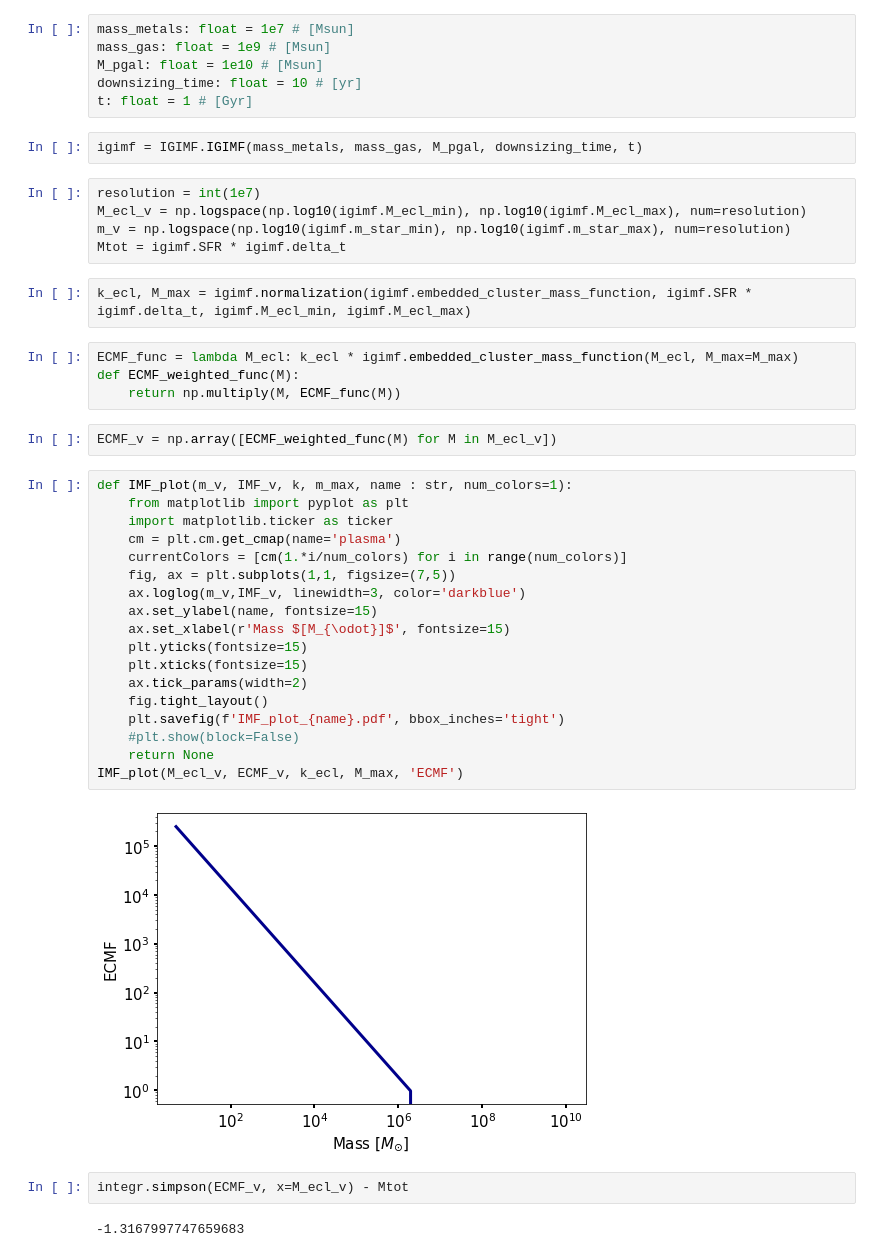
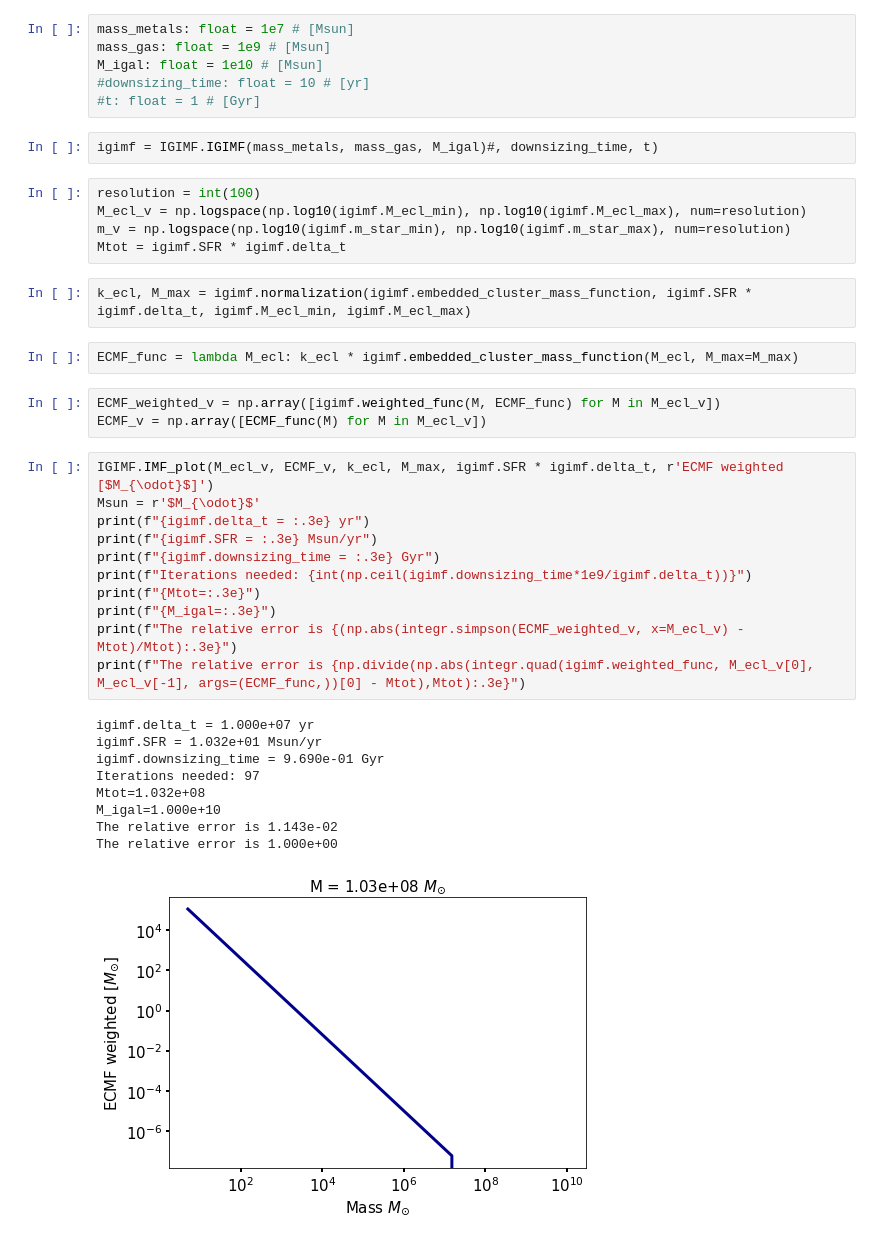
Before and after one commit to egjergo/pyIGIMF, a Jupyter notebook: _scratch/SecondNotebook.ipynb, the cells around one changed output. Saved outputs shown, nothing was run; the diff lists cells and outputs as text.

```diff
--- a/_scratch/SecondNotebook.ipynb
+++ b/_scratch/SecondNotebook.ipynb
@@ -7,13 +7,13 @@ import scipy.integrate as integr
 # %%
 mass_metals: float = 1e7 # [Msun]
 mass_gas: float = 1e9 # [Msun]
-M_pgal: float = 1e10 # [Msun]
-downsizing_time: float = 10 # [yr]
-t: float = 1 # [Gyr]
+M_igal: float = 1e10 # [Msun]
+#downsizing_time: float = 10 # [yr]
+#t: float = 1 # [Gyr]
 # %%
-igimf = IGIMF.IGIMF(mass_metals, mass_gas, M_pgal, downsizing_time, t)
+igimf = IGIMF.IGIMF(mass_metals, mass_gas, M_igal)#, downsizing_time, t)
 # %%
-resolution = int(1e7)
+resolution = int(100)
 M_ecl_v = np.logspace(np.log10(igimf.M_ecl_min), np.log10(igimf.M_ecl_max), num=resolution)
 m_v = np.logspace(np.log10(igimf.m_star_min), np.log10(igimf.m_star_max), num=resolution)
 Mtot = igimf.SFR * igimf.delta_t
@@ -21,31 +21,27 @@ Mtot = igimf.SFR * igimf.delta_t
 k_ecl, M_max = igimf.normalization(igimf.embedded_cluster_mass_function, igimf.SFR * igimf.delta_t, igimf.M_ecl_min, igimf.M_ecl_max)
 # %%
 ECMF_func = lambda M_ecl: k_ecl * igimf.embedded_cluster_mass_function(M_ecl, M_max=M_max)
-def ECMF_weighted_func(M):
-    return np.multiply(M, ECMF_func(M))
 # %%
-ECMF_v = np.array([ECMF_weighted_func(M) for M in M_ecl_v])
+ECMF_weighted_v = np.array([igimf.weighted_func(M, ECMF_func) for M in M_ecl_v])
+ECMF_v = np.array([ECMF_func(M) for M in M_ecl_v])
-# %%
-def IMF_plot(m_v, IMF_v, k, m_max, name : str, num_colors=1):
-    from matplotlib import pyplot as plt
-    import matplotlib.ticker as ticker
-    cm = plt.cm.get_cmap(name='plasma')
-    currentColors = [cm(1.*i/num_colors) for i in range(num_colors)]
-    fig, ax = plt.subplots(1,1, figsize=(7,5))
-    ax.loglog(m_v,IMF_v, linewidth=3, color='darkblue')
-    ax.set_ylabel(name, fontsize=15)
-    ax.set_xlabel(r'Mass $[M_{\odot}]$', fontsize=15)
-    plt.yticks(fontsize=15)
-    plt.xticks(fontsize=15)
-    ax.tick_params(width=2)
-    fig.tight_layout()
-    plt.savefig(f'IMF_plot_{name}.pdf', bbox_inches='tight')
-    #plt.show(block=False)
-    return None
-IMF_plot(M_ecl_v, ECMF_v, k_ecl, M_max, 'ECMF')
-# %% [output]
-[figure, removed]
-# %%
-integr.simpson(ECMF_v, x=M_ecl_v) - Mtot
-# %% [output]
--1.3167997747659683
+# %%
+IGIMF.IMF_plot(M_ecl_v, ECMF_v, k_ecl, M_max, igimf.SFR * igimf.delta_t, r'ECMF weighted [$M_{\odot}$]')
+Msun = r'$M_{\odot}$'
+print(f"{igimf.delta_t = :.3e} yr")
+print(f"{igimf.SFR = :.3e} Msun/yr")
+print(f"{igimf.downsizing_time = :.3e} Gyr")
+print(f"Iterations needed: {int(np.ceil(igimf.downsizing_time*1e9/igimf.delta_t))}")
+print(f"{Mtot=:.3e}")
+print(f"{M_igal=:.3e}")
+print(f"The relative error is {(np.abs(integr.simpson(ECMF_weighted_v, x=M_ecl_v) - Mtot)/Mtot):.3e}")
+print(f"The relative error is {np.divide(np.abs(integr.quad(igimf.weighted_func, M_ecl_v[0], M_ecl_v[-1], args=(ECMF_func,))[0] - Mtot),Mtot):.3e}")
+# %% [output]
+igimf.delta_t = 1.000e+07 yr
+igimf.SFR = 1.032e+01 Msun/yr
+igimf.downsizing_time = 9.690e-01 Gyr
+Iterations needed: 97
+Mtot=1.032e+08
+M_igal=1.000e+10
+The relative error is 1.143e-02
+The relative error is 1.000e+00
+[figure, added]
```
Also changed, not shown: parts of 4 cells of this notebook, 7 other files.
